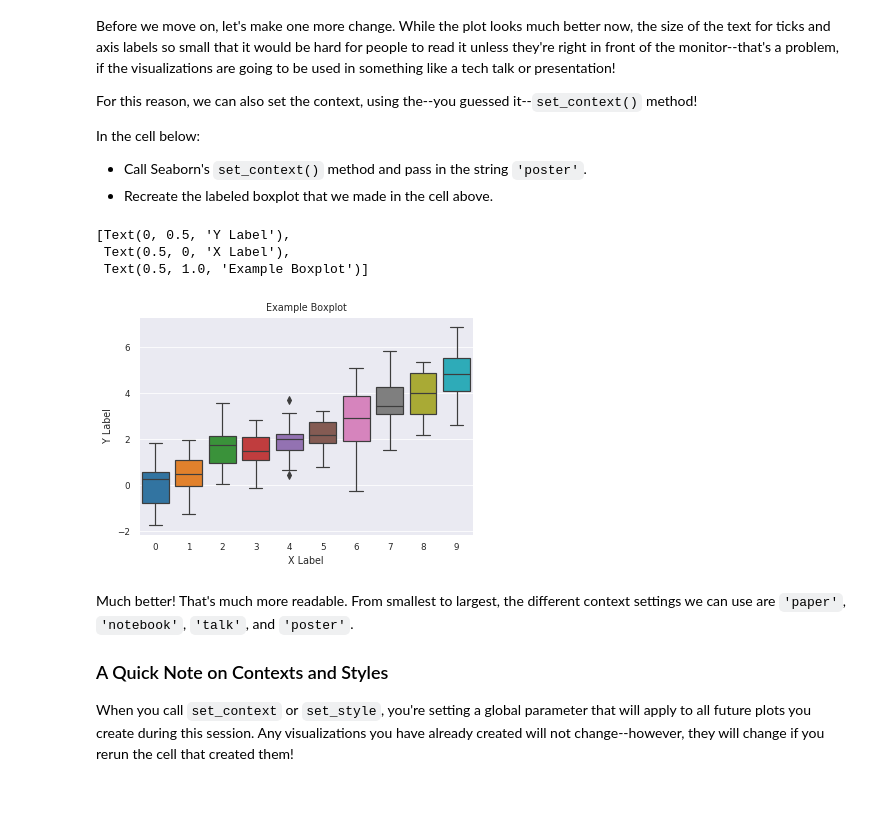
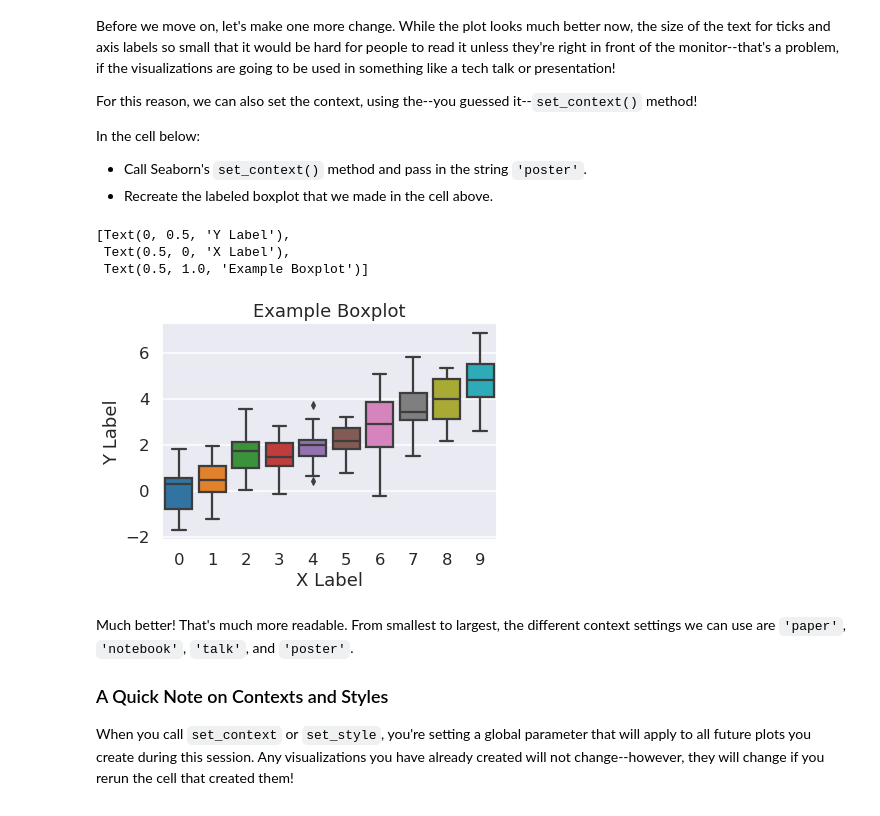
Before and after one commit to max-miller/dsc-seaborn-lab-nyc-ds-career-042219, a Jupyter notebook: index.ipynb, the cells around one changed output. Cells and saved outputs as stored; diff of their text form; code cells hidden in the pictures.

```diff
--- a/index.ipynb
+++ b/index.ipynb
@@ -104,13 +104,13 @@ In the cell below:
 * Call Seaborn's `set_context()` method and pass in the string `'poster'`.
 * Recreate the labeled boxplot that we made in the cell above.
 # %%
-sns.set_context('paper')
+sns.set_context('talk')
 sns.boxplot(data=data).set(xlabel='X Label', ylabel='Y Label', title='Example Boxplot')
 # %% [output]
 [Text(0, 0.5, 'Y Label'),
  Text(0.5, 0, 'X Label'),
  Text(0.5, 1.0, 'Example Boxplot')]
-[figure, old version]
+[figure, new version]
 # %% [markdown]
 Much better! That's much more readable. From smallest to largest, the different context settings we can use are `'paper'`, `'notebook'`, `'talk'`, and `'poster'`.
 
```
